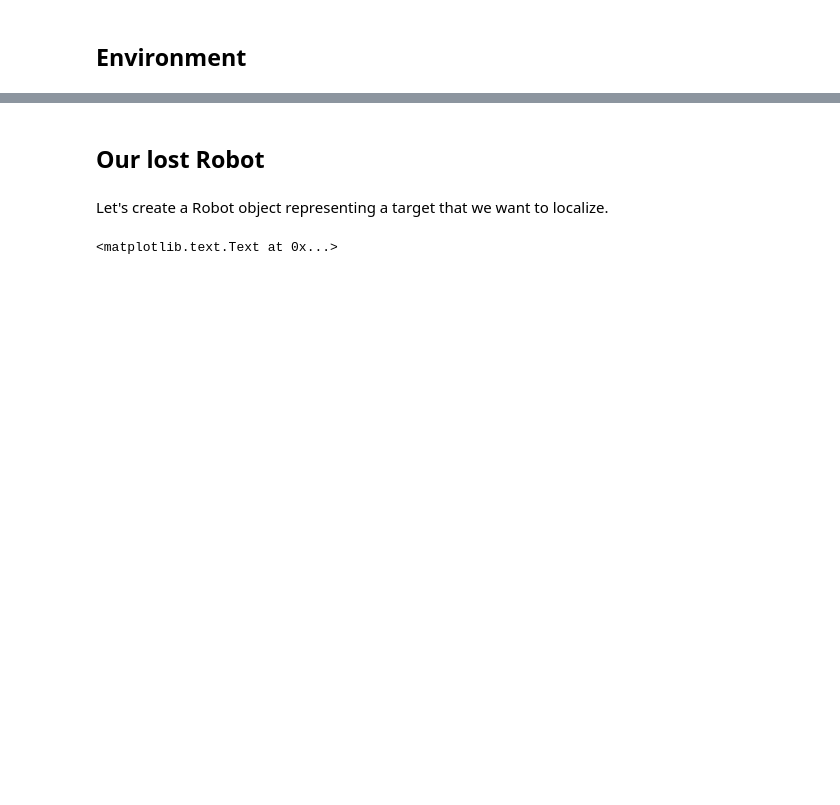
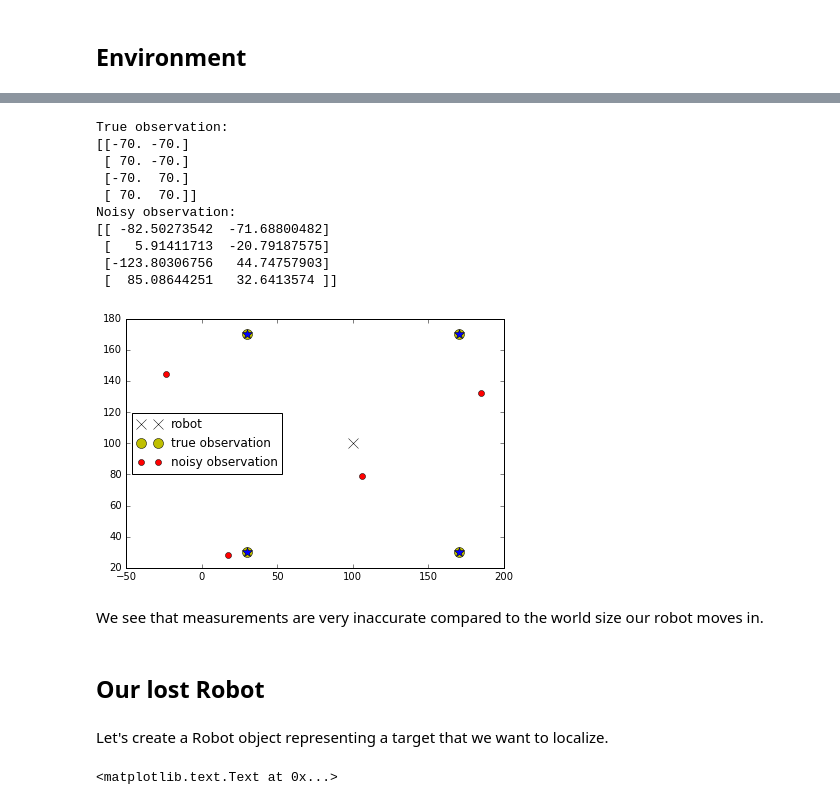
Before and after one commit to yrevar/ai_playground, a Jupyter notebook: ParticleFilters/ParticleFilterLocalization.ipynb, the cells around one changed output, grey strips where cells are left out. Saved outputs shown, nothing was run; the diff lists cells and outputs as text; code cells hidden in the pictures; blank space fills up the shorter version.

```diff
--- a/ParticleFilters/ParticleFilterLocalization.ipynb
+++ b/ParticleFilters/ParticleFilterLocalization.ipynb
@@ -152,0 +75,29 @@ turning_noise, forward_noise = 0.08, 0.1
+# %%
+robot_pos = (100,100)
+z = np.array([[-70., -70.], [ 70., -70.], [-70.,  70.], [ 70.,  70.]])
+z_sensor = z + np.random.normal(0.0, 30.0, (4,2))
+print "True observation: \n", z
+print "Noisy observation: \n", z_sensor
+
+plt.plot(robot_pos[0], robot_pos[1], "kx", markersize=10, label="robot")
+
+lm = np.array(g_environment["landmarks"])
+plt.plot(lm[:, 0], lm[:, 1], c="y", marker="o", markersize=10, linestyle = 'None', label="true observation")
+plt.plot(lm[:, 0], lm[:, 1], c="b", marker="*", markersize=10, linestyle = 'None')
+plt.plot(robot_pos[0]+z_sensor[:,0], robot_pos[1]+z_sensor[:,1], "ro", label="noisy observation")
+plt.legend(loc='best')
+plt.tight_layout()
+# %% [output]
+True observation:
+[[-70. -70.]
+ [ 70. -70.]
+ [-70.  70.]
+ [ 70.  70.]]
+Noisy observation:
+[[ -82.50273542  -71.68800482]
+ [   5.91411713  -20.79187575]
+ [-123.80306756   44.74757903]
+ [  85.08644251   32.6413574 ]]
+[figure, added]
+# %% [markdown]
+We see that measurements are very inaccurate compared to the world size our robot moves in.
```
Also changed, not shown: parts of 22 cells of this notebook, 2 other files.
